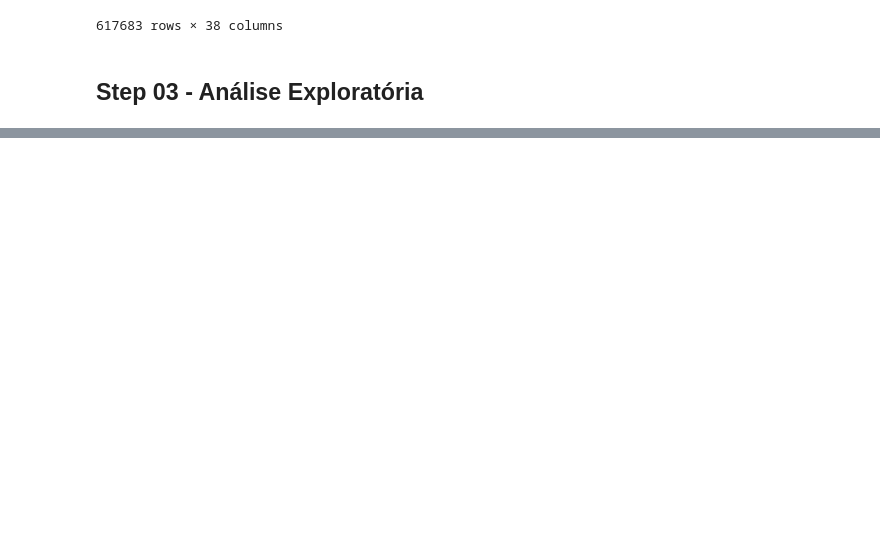
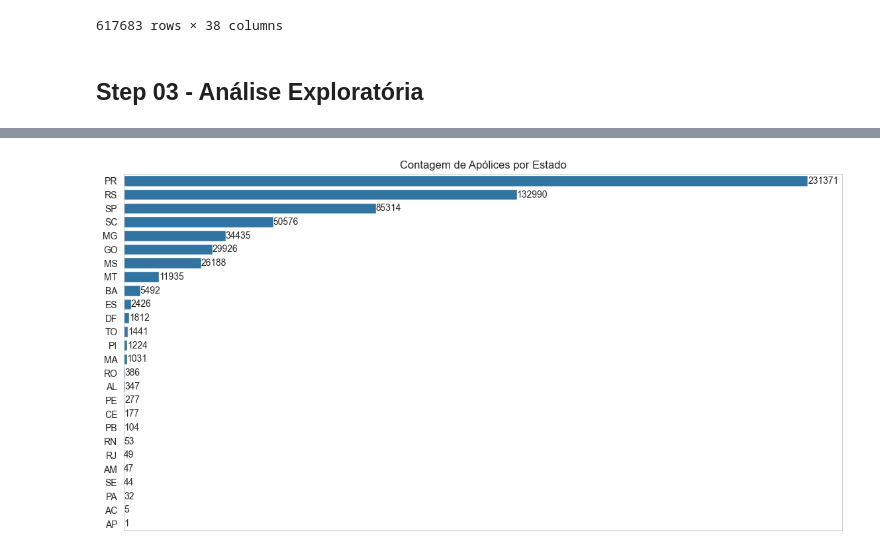
Before and after one commit to PortalDosDados/analise_seguro_rural, a Jupyter notebook: notebook.ipynb, the cells around one changed output, grey strips where cells are left out. Saved outputs shown, nothing was run; the diff lists cells and outputs as text; code cells hidden in the pictures; blank space fills up the shorter version.

```diff
--- a/notebook.ipynb
+++ b/notebook.ipynb
@@ -205,0 +215,20 @@ plt.show()
+# %%
+# Gráfico de barras horizontal da contagem de apólices por estado
+plt.figure(figsize=(14, 7))
+sns.countplot(data=df, y='SG_UF_PROPRIEDADE', order=df['SG_UF_PROPRIEDADE'].value_counts().index)
+plt.title('Contagem de Apólices por Estado')
+plt.xlabel('')
+plt.ylabel('')
+plt.xticks([])  # Remove os valores do eixo x
+
+# rótulo das barras
+for n in plt.gca().patches:
+    plt.gca().annotate(int(n.get_width()), (n.get_width(), n.get_y() + n.get_height() / 2),
+                       ha='left', va='center')
+
+# Remove o grid de fundo
+plt.grid(False)
+
+plt.show()
+# %% [output]
+[figure, added]
```
Also changed, not shown: parts of 3 cells of this notebook.
